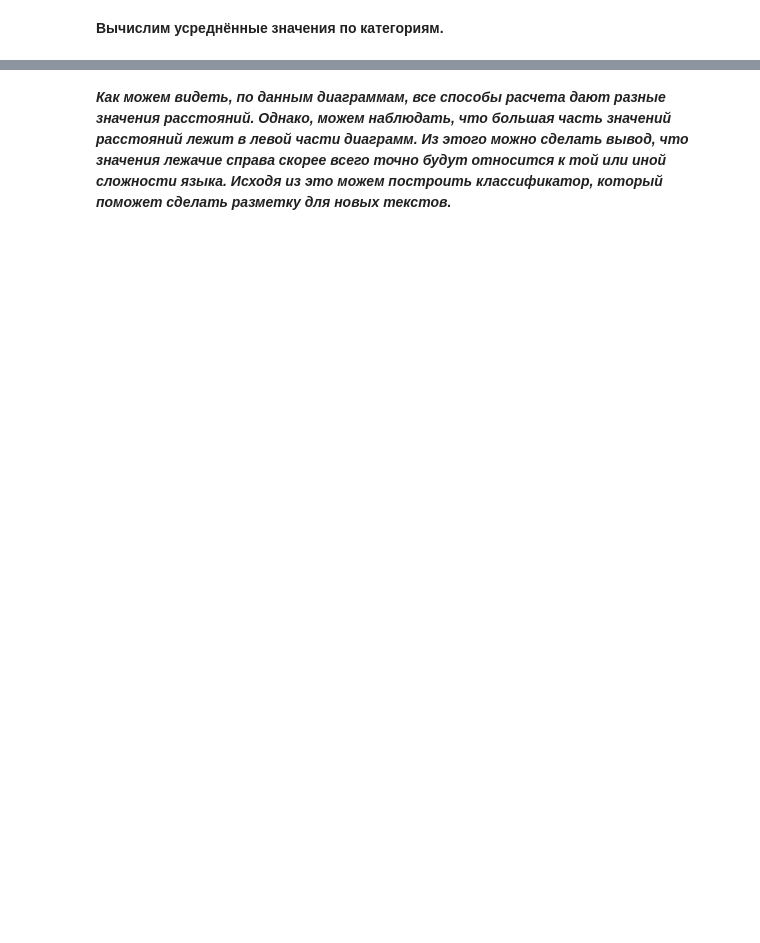
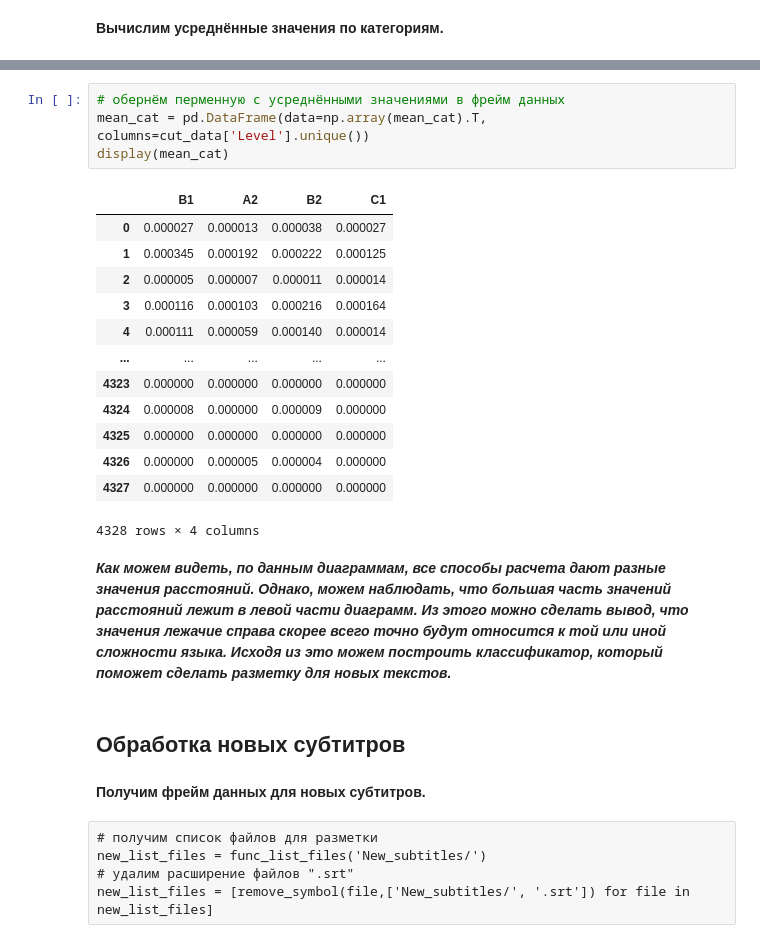
Before and after one commit to Apocalypto2012/English_levels, a Jupyter notebook: English_levels.ipynb, the cells around one changed output, grey strips where cells are left out. Saved outputs shown, nothing was run; the diff lists cells and outputs as text; blank space fills up the shorter version.

```diff
--- a/English_levels.ipynb
+++ b/English_levels.ipynb
@@ -544,2 +757,29 @@ for distance in ['cityblock', 'euclidean', 'cosine']:
+# %%
+# обернём перменную с усреднёнными значениями в фрейм данных
+mean_cat = pd.DataFrame(data=np.array(mean_cat).T, columns=cut_data['Level'].unique())
+display(mean_cat)
+# %% [output]
+|  | B1 | A2 | B2 | C1 |
+| 0 | 0.000027 | 0.000013 | 0.000038 | 0.000027 |
+| 1 | 0.000345 | 0.000192 | 0.000222 | 0.000125 |
+| 2 | 0.000005 | 0.000007 | 0.000011 | 0.000014 |
+| 3 | 0.000116 | 0.000103 | 0.000216 | 0.000164 |
+| 4 | 0.000111 | 0.000059 | 0.000140 | 0.000014 |
+| ... | ... | ... | ... | ... |
+| 4323 | 0.000000 | 0.000000 | 0.000000 | 0.000000 |
+| 4324 | 0.000008 | 0.000000 | 0.000009 | 0.000000 |
+| 4325 | 0.000000 | 0.000000 | 0.000000 | 0.000000 |
+| 4326 | 0.000000 | 0.000005 | 0.000004 | 0.000000 |
+| 4327 | 0.000000 | 0.000000 | 0.000000 | 0.000000 |
+4328 rows × 4 columns
 # %% [markdown]
 ***Как можем видеть, по данным диаграммам, все способы расчета дают разные значения расстояний. Однако, можем наблюдать, что большая часть значений расстояний лежит в левой части диаграмм. Из этого можно сделать вывод, что значения лежачие справа скорее всего точно будут относится к той или иной сложности языка. Исходя из это можем построить классификатор, который поможет сделать разметку для новых текстов.***
+# %% [markdown]
+## Обработка новых субтитров
+# %% [markdown]
+**Получим фрейм данных для новых субтитров.**
+# %% [raw]
+# получим список файлов для разметки
+new_list_files = func_list_files('New_subtitles/')
+# удалим расширение файлов ".srt"
+new_list_files = [remove_symbol(file,['New_subtitles/', '.srt']) for file in new_list_files]
```
Also changed, not shown: parts of 22 cells of this notebook, 38 other files.
